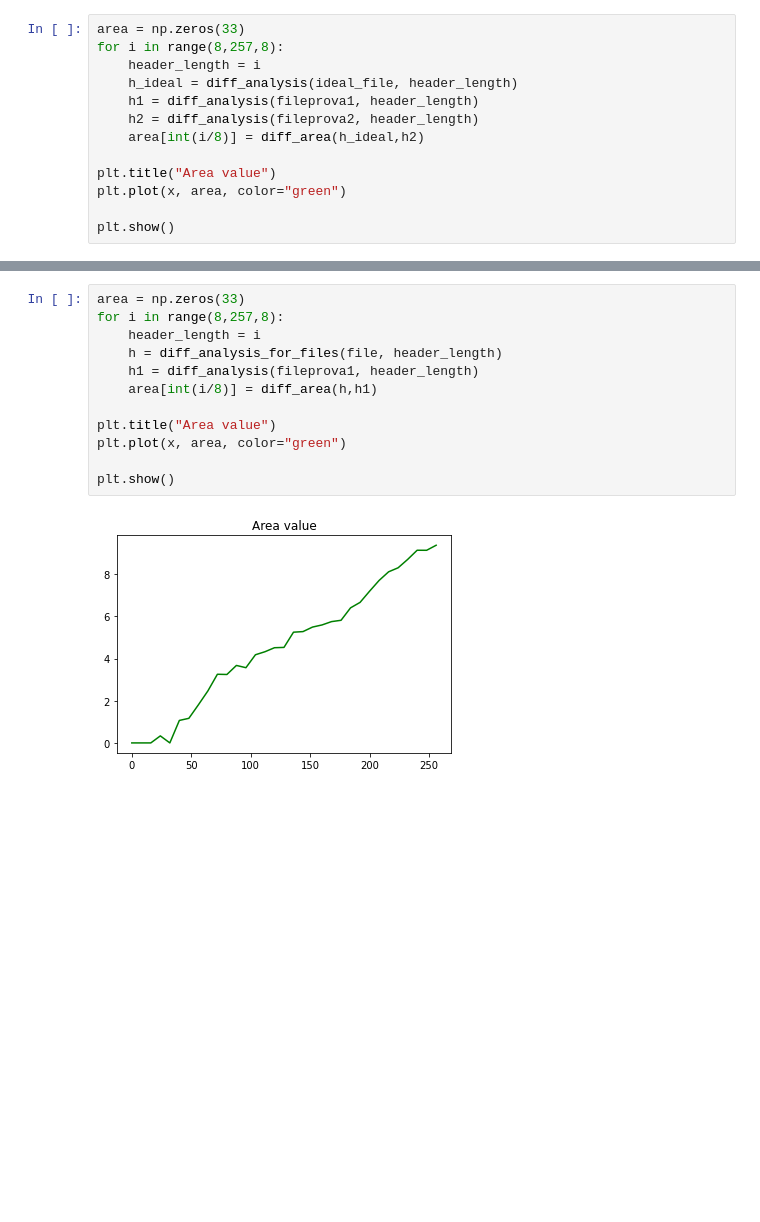
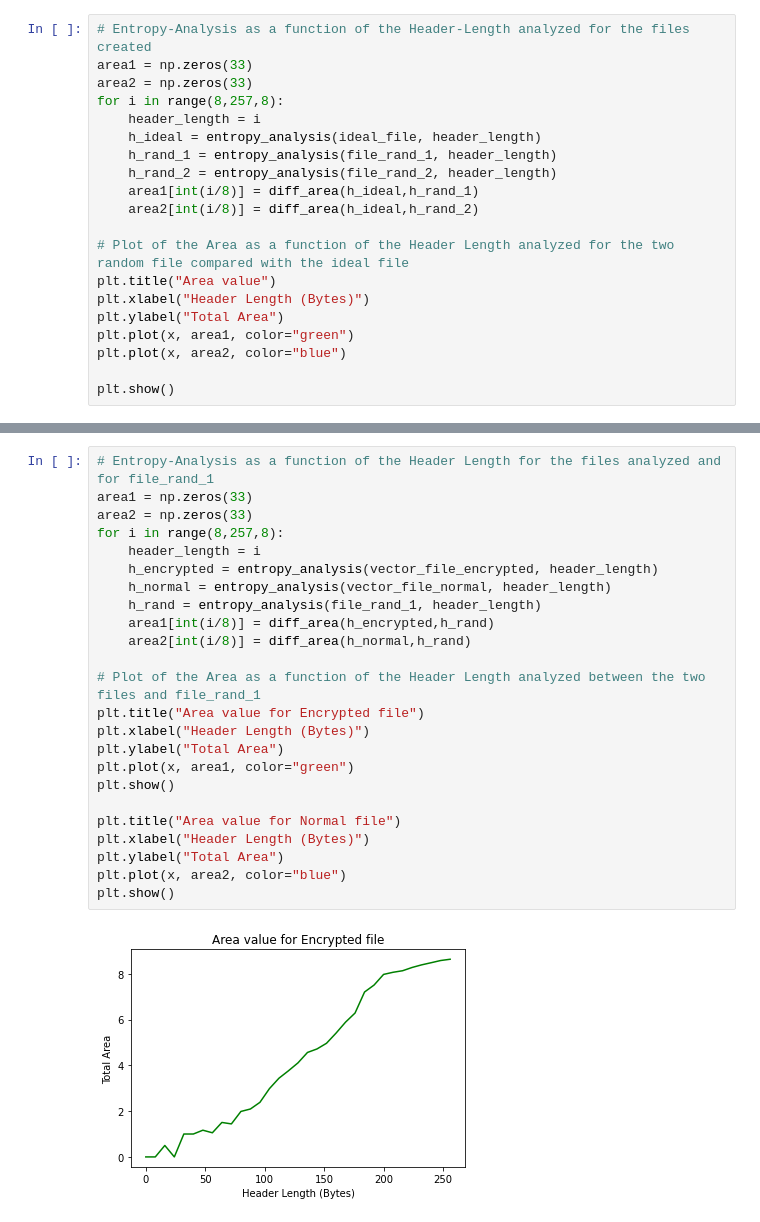
Before and after one commit to gomitolof/DAA-for-Ransomware-detection, a Jupyter notebook: RansomwareProjectScript.ipynb, the cells around one changed output, grey strips where cells are left out. Drawn from its saved outputs; the diff is of its cells as text; blank space fills up the shorter version.

```diff
--- a/RansomwareProjectScript.ipynb
+++ b/RansomwareProjectScript.ipynb
@@ -81,14 +97,21 @@ plt.show()
 # %%
-area = np.zeros(33)
+# Entropy-Analysis as a function of the Header-Length analyzed for the files created
+area1 = np.zeros(33)
+area2 = np.zeros(33)
 for i in range(8,257,8):
     header_length = i
-    h_ideal = diff_analysis(ideal_file, header_length)
-    h1 = diff_analysis(fileprova1, header_length)
-    h2 = diff_analysis(fileprova2, header_length)
-    area[int(i/8)] = diff_area(h_ideal,h2)
+    h_ideal = entropy_analysis(ideal_file, header_length)
+    h_rand_1 = entropy_analysis(file_rand_1, header_length)
+    h_rand_2 = entropy_analysis(file_rand_2, header_length)
+    area1[int(i/8)] = diff_area(h_ideal,h_rand_1)
+    area2[int(i/8)] = diff_area(h_ideal,h_rand_2)
 
+# Plot of the Area as a function of the Header Length analyzed for the two random file compared with the ideal file
 plt.title("Area value")
-plt.plot(x, area, color="green")
+plt.xlabel("Header Length (Bytes)")
+plt.ylabel("Total Area")
+plt.plot(x, area1, color="green")
+plt.plot(x, area2, color="blue")
 
 plt.show()
 # %% [output]
@@ -121,14 +147,26 @@ plt.show()
 # %%
-area = np.zeros(33)
+# Entropy-Analysis as a function of the Header Length for the files analyzed and for file_rand_1
+area1 = np.zeros(33)
+area2 = np.zeros(33)
 for i in range(8,257,8):
     header_length = i
-    h = diff_analysis_for_files(file, header_length)
-    h1 = diff_analysis(fileprova1, header_length)
-    area[int(i/8)] = diff_area(h,h1)
+    h_encrypted = entropy_analysis(vector_file_encrypted, header_length)
+    h_normal = entropy_analysis(vector_file_normal, header_length)
+    h_rand = entropy_analysis(file_rand_1, header_length)
+    area1[int(i/8)] = diff_area(h_encrypted,h_rand)
+    area2[int(i/8)] = diff_area(h_normal,h_rand)
 
-plt.title("Area value")
-plt.plot(x, area, color="green")
+# Plot of the Area as a function of the Header Length analyzed between the two files and file_rand_1
+plt.title("Area value for Encrypted file")
+plt.xlabel("Header Length (Bytes)")
+plt.ylabel("Total Area")
+plt.plot(x, area1, color="green")
+plt.show()
 
+plt.title("Area value for Normal file")
+plt.xlabel("Header Length (Bytes)")
+plt.ylabel("Total Area")
+plt.plot(x, area2, color="blue")
 plt.show()
 # %% [output]
-[figure, old version]
+[figure, new version]
```
Also changed, not shown: parts of 5 cells of this notebook.
